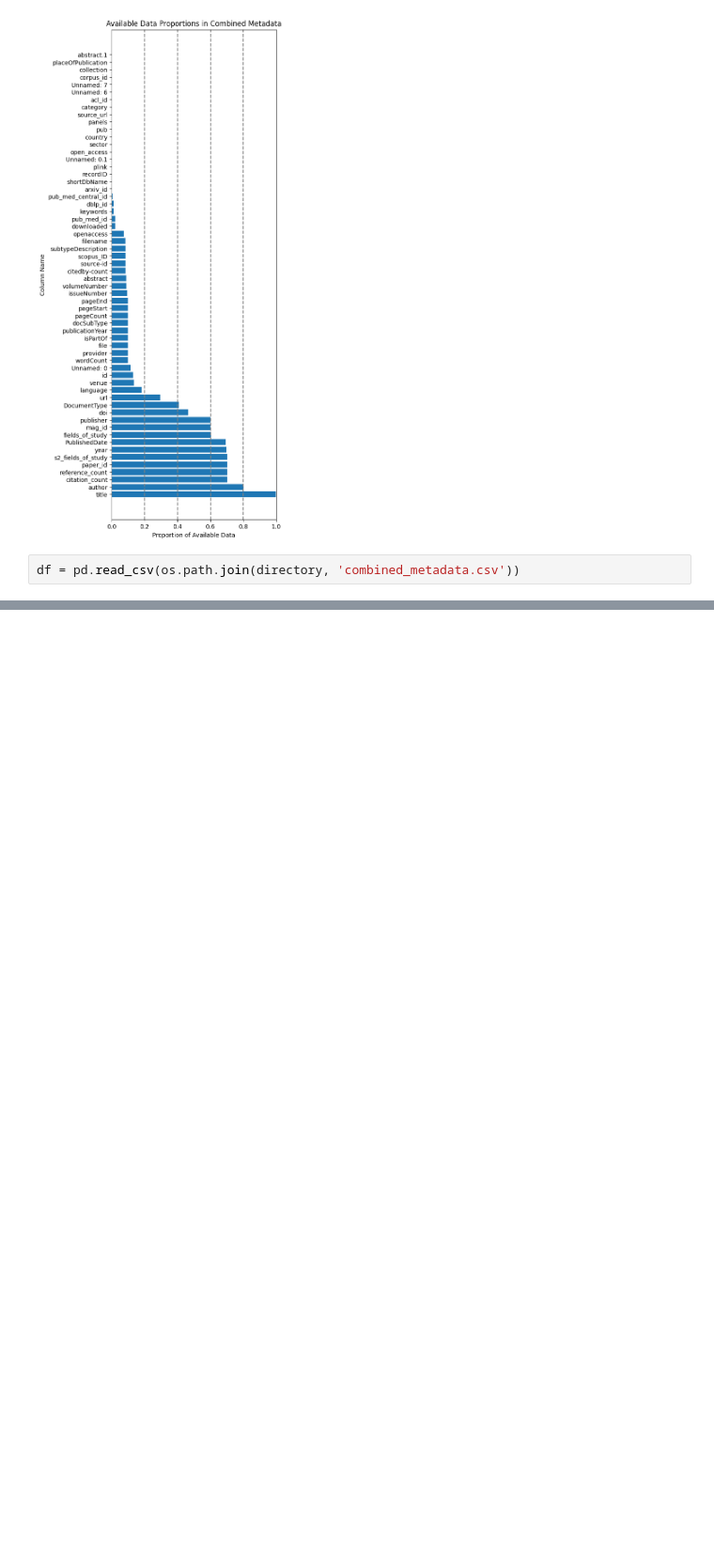
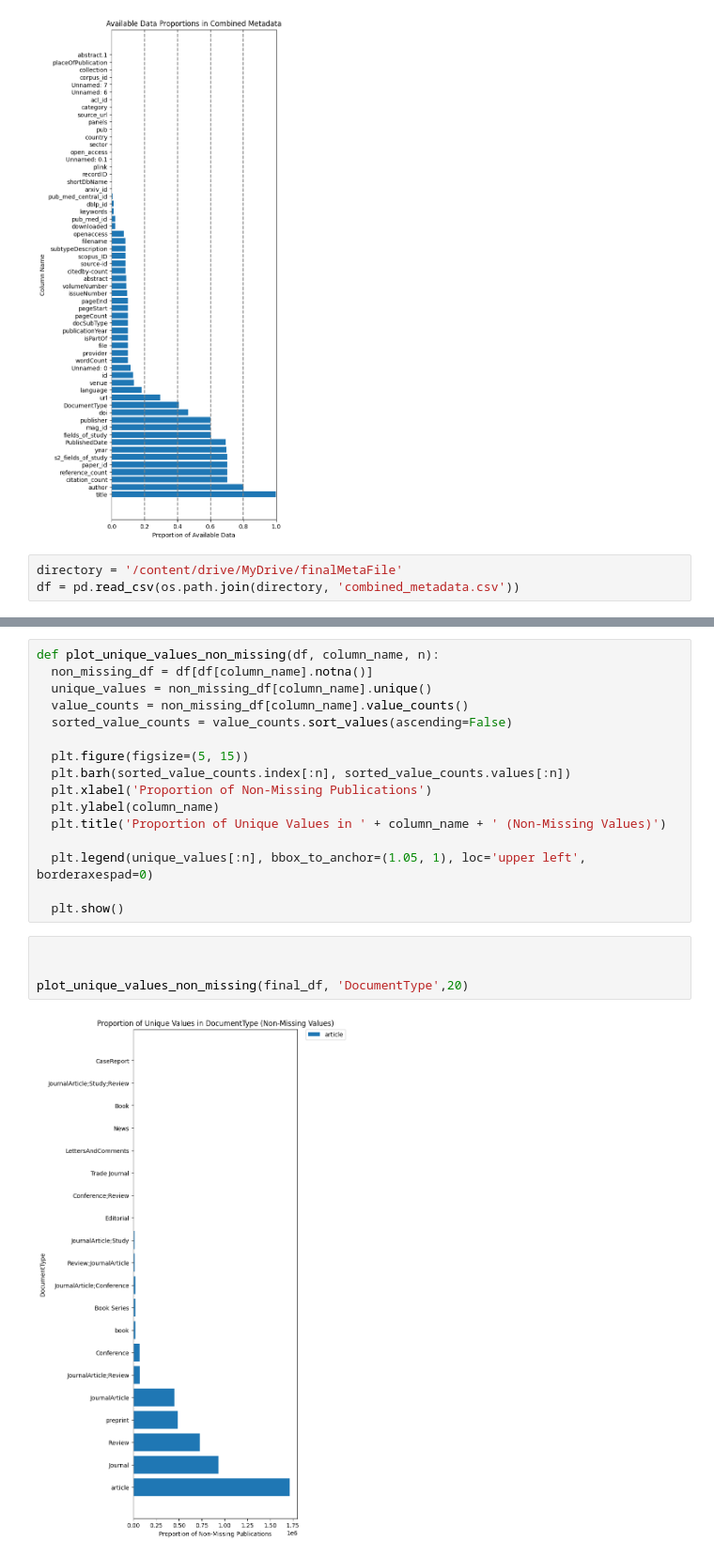
Before and after one commit to dyou-wbg/meta_processing, a Jupyter notebook: Stats_All_metadata.ipynb, the cells around one changed output, grey strips where cells are left out. Shown at 94% size. Cells and saved outputs as stored; diff of their text form; blank space fills up the shorter version.

```diff
--- a/Stats_All_metadata.ipynb
+++ b/Stats_All_metadata.ipynb
@@ -572,6 +580,7 @@ plt.show()
 # %% [output]
 [figure]
 # %%
+directory = '/content/drive/MyDrive/finalMetaFile'
 df = pd.read_csv(os.path.join(directory, 'combined_metadata.csv'))
 # %%
 len(df)
@@ -610,0 +679,22 @@ available_data_proportions = available_data_proportions[available_data_proportio
+# %%
+def plot_unique_values_non_missing(df, column_name, n):
+  non_missing_df = df[df[column_name].notna()]
+  unique_values = non_missing_df[column_name].unique()
+  value_counts = non_missing_df[column_name].value_counts()
+  sorted_value_counts = value_counts.sort_values(ascending=False)
+
+  plt.figure(figsize=(5, 15))
+  plt.barh(sorted_value_counts.index[:n], sorted_value_counts.values[:n])
+  plt.xlabel('Proportion of Non-Missing Publications')
+  plt.ylabel(column_name)
+  plt.title('Proportion of Unique Values in ' + column_name + ' (Non-Missing Values)')
+
+  plt.legend(unique_values[:n], bbox_to_anchor=(1.05, 1), loc='upper left', borderaxespad=0)
+
+  plt.show()
+# %%
+
+
+plot_unique_values_non_missing(final_df, 'DocumentType',20)
+# %% [output]
+[figure, added]
```
Also changed, not shown: parts of 23 cells of this notebook.
